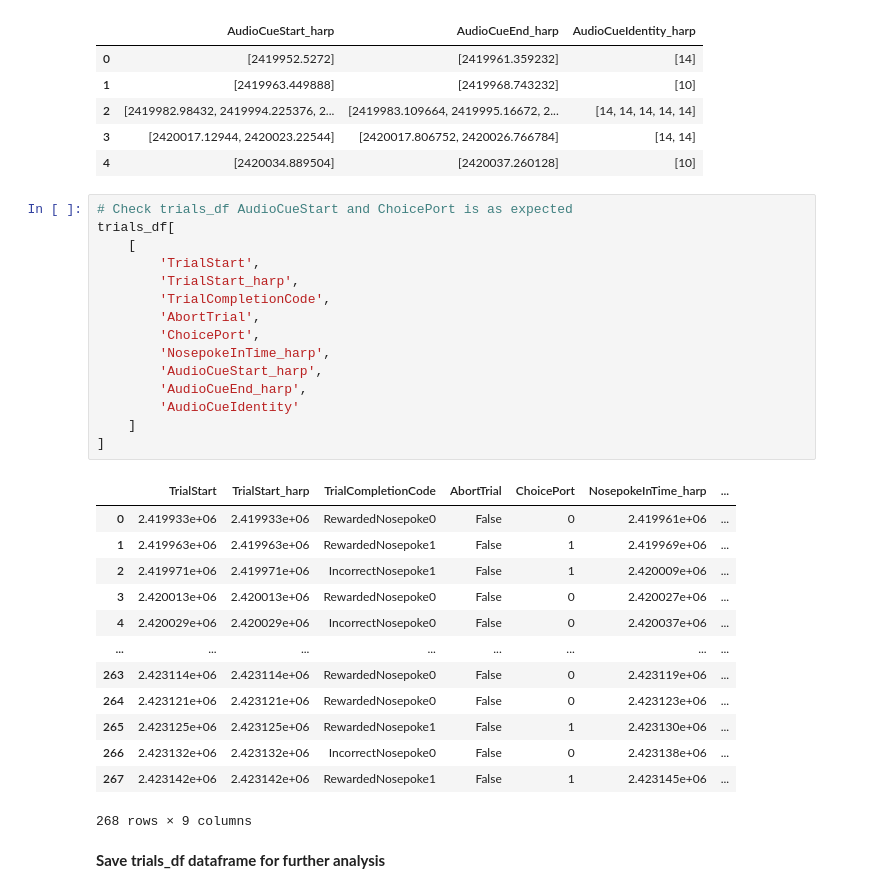
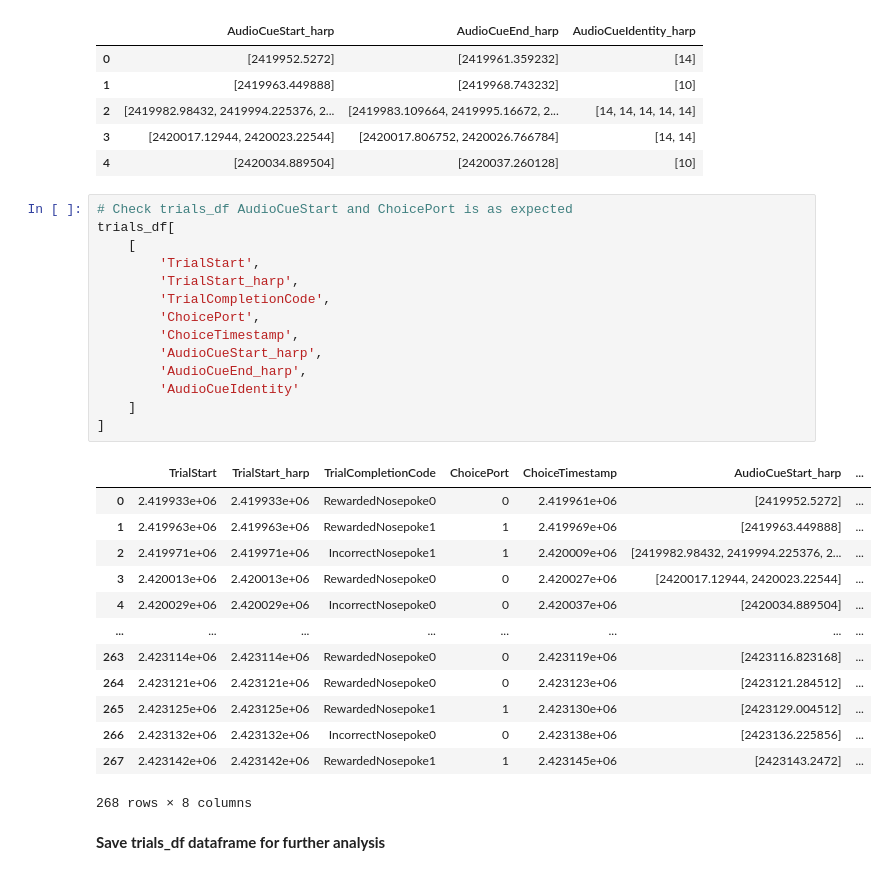
Before and after one commit to SainsburyWellcomeCentre/FNT_timestamp_alignment, a Jupyter notebook: harp/get_harp_timestamps_df.ipynb, the cells around one changed output. Saved outputs shown, nothing was run; the diff lists cells and outputs as text.

Commit message:
minor bug fixes to get_harp_timestamps_df.ipynb

```diff
--- a/harp/get_harp_timestamps_df.ipynb
+++ b/harp/get_harp_timestamps_df.ipynb
@@ -296,32 +309,31 @@ trial_sounds_df.head()
 # %%
 # Check trials_df AudioCueStart and ChoicePort is as expected
 trials_df[
     [
         'TrialStart',
         'TrialStart_harp',
         'TrialCompletionCode',
-        'AbortTrial',
         'ChoicePort',
-        'NosepokeInTime_harp',
+        'ChoiceTimestamp',
         'AudioCueStart_harp',
         'AudioCueEnd_harp',
         'AudioCueIdentity'
     ]
 ]
 # %% [output]
-|  | TrialStart | TrialStart_harp | TrialCompletionCode | AbortTrial | ChoicePort | NosepokeInTime_harp | ... |
-| 0 | 2.419933e+06 | 2.419933e+06 | RewardedNosepoke0 | False | 0 | 2.419961e+06 | ... |
-| 1 | 2.419963e+06 | 2.419963e+06 | RewardedNosepoke1 | False | 1 | 2.419969e+06 | ... |
-| 2 | 2.419971e+06 | 2.419971e+06 | IncorrectNosepoke1 | False | 1 | 2.420009e+06 | ... |
-| 3 | 2.420013e+06 | 2.420013e+06 | RewardedNosepoke0 | False | 0 | 2.420027e+06 | ... |
-| 4 | 2.420029e+06 | 2.420029e+06 | IncorrectNosepoke0 | False | 0 | 2.420037e+06 | ... |
+|  | TrialStart | TrialStart_harp | TrialCompletionCode | ChoicePort | ChoiceTimestamp | AudioCueStart_harp | ... |
+| 0 | 2.419933e+06 | 2.419933e+06 | RewardedNosepoke0 | 0 | 2.419961e+06 | [2419952.5272] | ... |
+| 1 | 2.419963e+06 | 2.419963e+06 | RewardedNosepoke1 | 1 | 2.419969e+06 | [2419963.449888] | ... |
+| 2 | 2.419971e+06 | 2.419971e+06 | IncorrectNosepoke1 | 1 | 2.420009e+06 | [2419982.98432, 2419994.225376, 2... | ... |
+| 3 | 2.420013e+06 | 2.420013e+06 | RewardedNosepoke0 | 0 | 2.420027e+06 | [2420017.12944, 2420023.22544] | ... |
+| 4 | 2.420029e+06 | 2.420029e+06 | IncorrectNosepoke0 | 0 | 2.420037e+06 | [2420034.889504] | ... |
 | ... | ... | ... | ... | ... | ... | ... | ... |
-| 263 | 2.423114e+06 | 2.423114e+06 | RewardedNosepoke0 | False | 0 | 2.423119e+06 | ... |
-| 264 | 2.423121e+06 | 2.423121e+06 | RewardedNosepoke0 | False | 0 | 2.423123e+06 | ... |
-| 265 | 2.423125e+06 | 2.423125e+06 | RewardedNosepoke1 | False | 1 | 2.423130e+06 | ... |
-| 266 | 2.423132e+06 | 2.423132e+06 | IncorrectNosepoke0 | False | 0 | 2.423138e+06 | ... |
-| 267 | 2.423142e+06 | 2.423142e+06 | RewardedNosepoke1 | False | 1 | 2.423145e+06 | ... |
+| 263 | 2.423114e+06 | 2.423114e+06 | RewardedNosepoke0 | 0 | 2.423119e+06 | [2423116.823168] | ... |
+| 264 | 2.423121e+06 | 2.423121e+06 | RewardedNosepoke0 | 0 | 2.423123e+06 | [2423121.284512] | ... |
+| 265 | 2.423125e+06 | 2.423125e+06 | RewardedNosepoke1 | 1 | 2.423130e+06 | [2423129.004512] | ... |
+| 266 | 2.423132e+06 | 2.423132e+06 | IncorrectNosepoke0 | 0 | 2.423138e+06 | [2423136.225856] | ... |
+| 267 | 2.423142e+06 | 2.423142e+06 | RewardedNosepoke1 | 1 | 2.423145e+06 | [2423143.2472] | ... |
-268 rows × 9 columns
+268 rows × 8 columns
 # %% [markdown]
 **Save trials_df dataframe for further analysis**
 # %%
```
Also changed, not shown: parts of 2 cells of this notebook, 1 other file.
